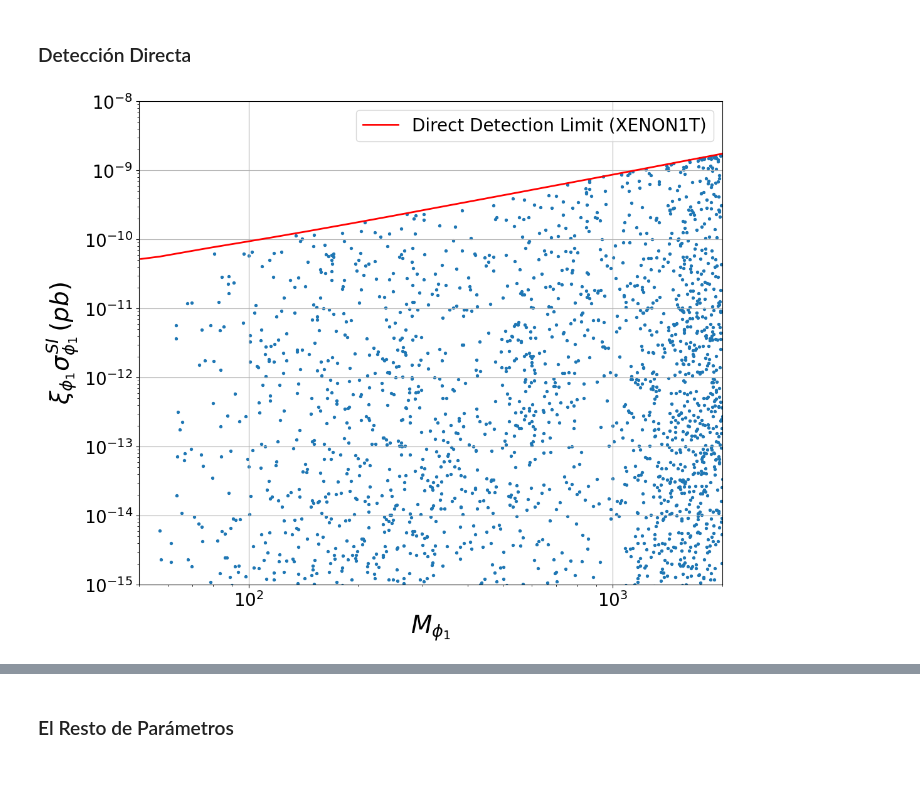
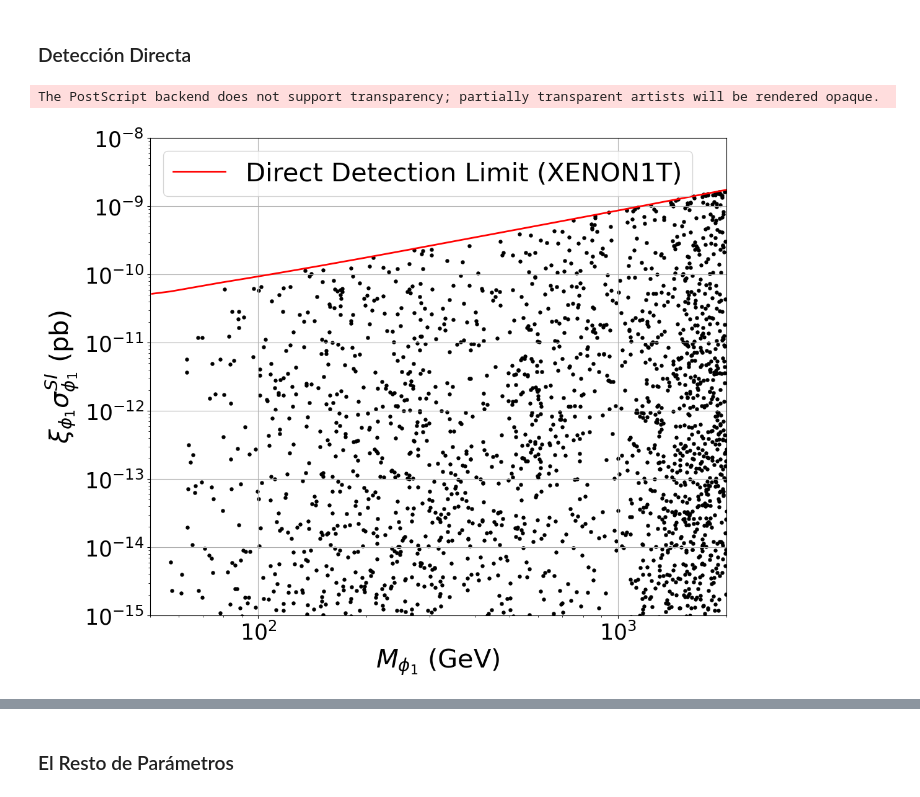
Before and after one commit to sgogoeg/tdg, a Jupyter notebook: Scripts/2SDMZ4/plots_and_analysis.ipynb, the cells around one changed output, grey strips where cells are left out. Cells and saved outputs as stored; diff of their text form; code cells hidden in the pictures.

```diff
--- a/Scripts/2SDMZ4/plots_and_analysis.ipynb
+++ b/Scripts/2SDMZ4/plots_and_analysis.ipynb
@@ -363,23 +363,24 @@ Finalmente queremos proyectar los puntos admitidos que generan la densidad de re
 # %%
 #Sigma Chi 1
 
 plt.figure(figsize=(12, 10))
-plt.scatter(data_filtered[:,0],schifiltered1, s=8)
+plt.scatter(data_filtered[:,0],schifiltered1, color = 'black', s=13)
 plt.plot(xnew, ynew, '-', color='red', linewidth=2, label='Direct Detection Limit (XENON1T)')
-plt.ylabel(r"$\xi_{\phi_1} \sigma^{SI}_{\phi_1} \, (pb)$", size=28)
-plt.xlabel(r"$M_{\phi_1}$", size=28)
+plt.ylabel(r"$\xi_{\phi_1} \sigma^{SI}_{\phi_1}$ (pb)", size=30)
+plt.xlabel(r"$M_{\phi_1}$ (GeV)", size=30)
 plt.xscale('log')
 plt.yscale('log')
-plt.xticks(size=20)
-plt.yticks(size=20)
+plt.xticks(size=25)
+plt.yticks(size=25)
 plt.xlim(5e1,2e3)
 plt.ylim(1e-15,1e-8)
-plt.legend(fontsize=20)
+plt.legend(fontsize=30)
 plt.grid(True)
-plt.savefig("plots/relicdensity3.png")
+plt.savefig("plots/relicdensity3.eps", bbox_inches='tight')
 plt.show()
 # %% [output]
+The PostScript backend does not support transparency; partially transparent artists will be rendered opaque.
-[figure, old version]
+[figure, new version]
 # %%
 #Sigma Chi 2
 
```
Also changed, not shown: parts of 8 cells of this notebook, 27 other files.
